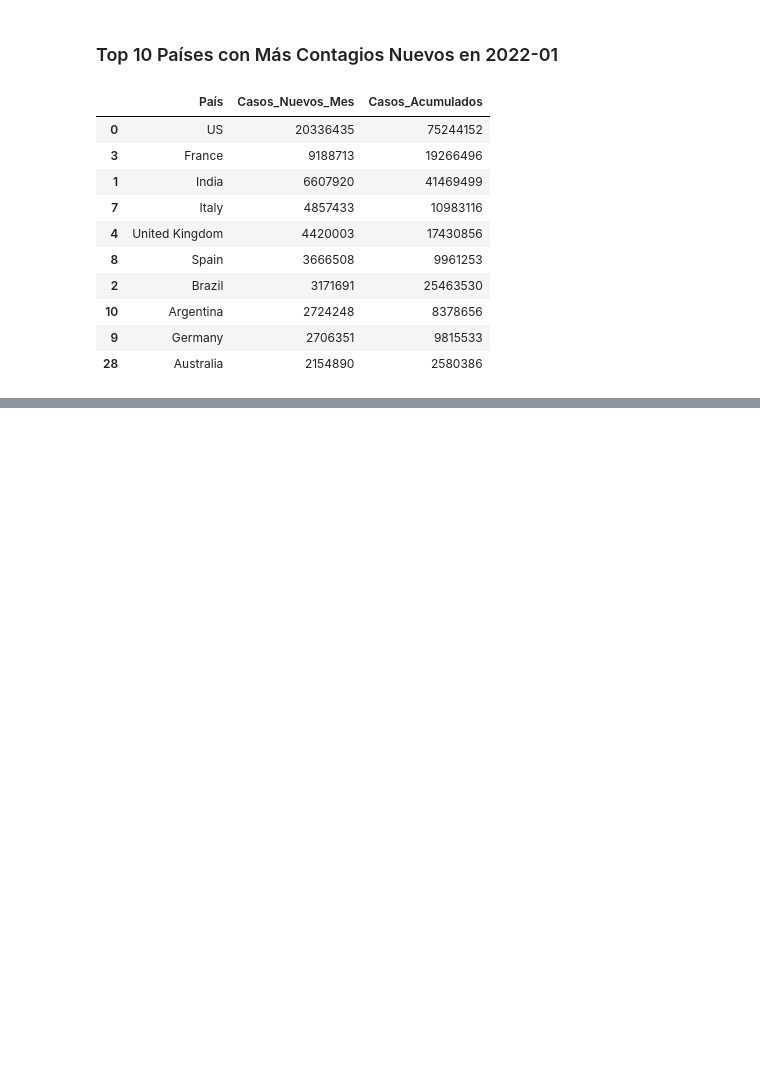
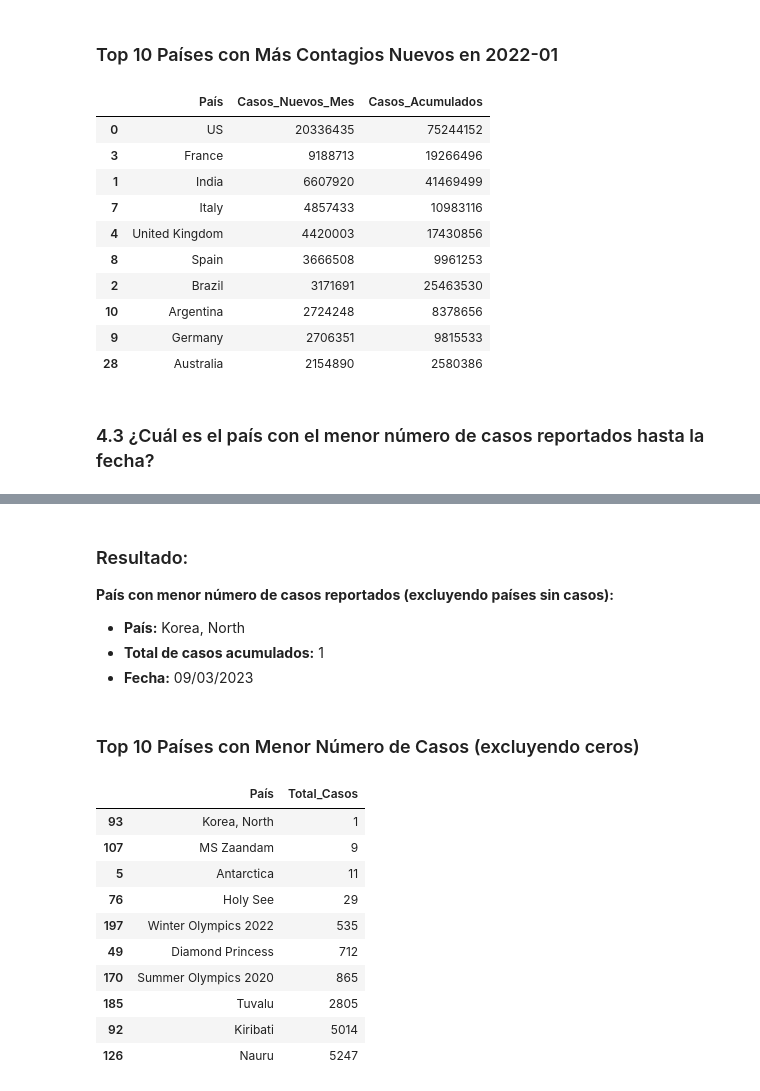
Before and after one commit to esilvas1/Activity3_Data_Management, a Jupyter notebook: Notebook/EDA.ipynb, the cells around one changed output, grey strips where cells are left out. Saved outputs shown, nothing was run; the diff lists cells and outputs as text; code cells hidden in the pictures; blank space fills up the shorter version.

```diff
--- a/Notebook/EDA.ipynb
+++ b/Notebook/EDA.ipynb
@@ -799,3 +799,61 @@ display(casos_por_pais[['País', 'Casos_Nuevos_Mes', 'Casos_Acumulados']].head(1
 | 10 | Argentina | 2724248 | 8378656 |
 | 9 | Germany | 2706351 | 9815533 |
 | 28 | Australia | 2154890 | 2580386 |
+# %% [markdown]
+### 4.3 ¿Cuál  es  el  país  con  el  menor  número  de  casos  reportados  hasta  la fecha?
+# %%
+from IPython.display import display, Markdown
+
+# Obtener la fecha más reciente en el dataset
+fecha_mas_reciente = df_long['Date'].max()
+
+display(Markdown(f"""
+## País con Menor Número de Casos Reportados
+
+**Fecha de análisis:** {fecha_mas_reciente.strftime('%d/%m/%Y')}
+"""))
+
+# Filtrar datos de la fecha más reciente
+df_fecha_reciente = df_long[df_long['Date'] == fecha_mas_reciente].copy()
+
+# Agrupar por país y sumar casos (incluye todas las provincias)
+casos_por_pais_total = df_fecha_reciente.groupby('Country/Region')['Cases'].sum().reset_index()
+casos_por_pais_total.columns = ['País', 'Total_Casos']
+
+# Ordenar de menor a mayor
+casos_por_pais_total = casos_por_pais_total.sort_values('Total_Casos', ascending=True)
+
+# Filtrar países con casos mayores a 0 (para excluir países sin casos reportados)
+casos_por_pais_con_casos = casos_por_pais_total[casos_por_pais_total['Total_Casos'] > 0]
+
+# País con menos casos (excluyendo ceros)
+if len(casos_por_pais_con_casos) > 0:
+    pais_minimo = casos_por_pais_con_casos.iloc[0]
+
+    display(Markdown(f"""
+### Resultado:
+
+**País con menor número de casos reportados (excluyendo países sin casos):**
+
+- **País:** {pais_minimo['País']}
+- **Total de casos acumulados:** {pais_minimo['Total_Casos']:,.0f}
+- **Fecha:** {fecha_mas_reciente.strftime('%d/%m/%Y')}
+
+
+"""))
+
+# Mostrar países con 0 casos
+paises_sin_casos = casos_por_pais_total[casos_por_pais_total['Total_Casos'] == 0]
+if len(paises_sin_casos) > 0:
+    display(Markdown(f"""
+### Países/Regiones sin casos reportados: {len(paises_sin_casos)}
+"""))
+    display(paises_sin_casos)
+
+# Mostrar los 10 países con menos casos (excluyendo ceros)
+display(Markdown(f"""
+
+### Top 10 Países con Menor Número de Casos (excluyendo ceros)
+"""))
+display(casos_por_pais_con_casos.head(10))
+# %% [output]
@@ -801,0 +864,22 @@ display(casos_por_pais[['País', 'Casos_Nuevos_Mes', 'Casos_Acumulados']].head(1
+
+### Resultado:
+
+**País con menor número de casos reportados (excluyendo países sin casos):**
+
+- **País:** Korea, North
+- **Total de casos acumulados:** 1
+- **Fecha:** 09/03/2023
+
+
+### Top 10 Países con Menor Número de Casos (excluyendo ceros)
+|  | País | Total_Casos |
+| 93 | Korea, North | 1 |
+| 107 | MS Zaandam | 9 |
+| 5 | Antarctica | 11 |
+| 76 | Holy See | 29 |
+| 197 | Winter Olympics 2022 | 535 |
+| 49 | Diamond Princess | 712 |
+| 170 | Summer Olympics 2020 | 865 |
+| 185 | Tuvalu | 2805 |
+| 92 | Kiribati | 5014 |
+| 126 | Nauru | 5247 |
```
Also changed, not shown: parts of 1 cell of this notebook.
